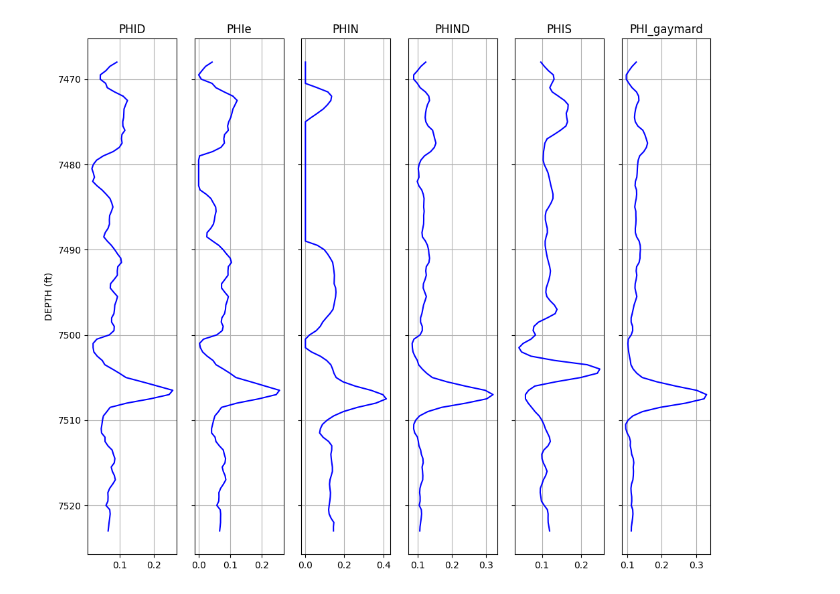
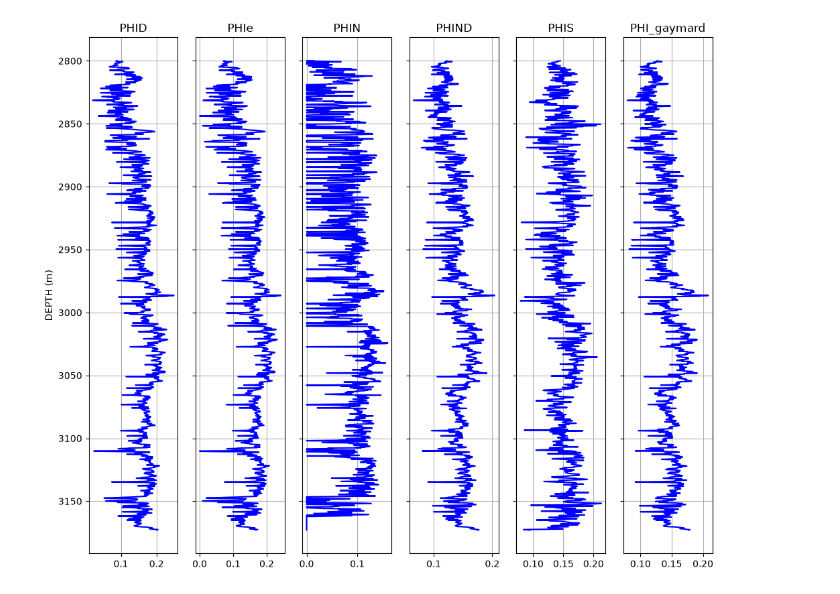
Before and after one commit to giecaruff/stoneforge, a Jupyter notebook: examples/petrophysics/1_porosity.ipynb, the cells around one changed output. Saved outputs shown, nothing was run; the diff lists cells and outputs as text; code cells hidden in the pictures.

```diff
--- a/examples/petrophysics/1_porosity.ipynb
+++ b/examples/petrophysics/1_porosity.ipynb
@@ -52,6 +52,6 @@ fastplot(data_ES1,"DEPT",curves, color, units, d_unit='ft')
 # Removing specific values
 # OBS: you can use "df.dropna(inplace=True)" to remove all np.nan values
 
-data_ES1_c = data_ES1[~data_ES1.isin([-999.0]).any(axis=1)]
-data_ES1_c
+data_MP_56D_c = data_MP_56D[~data_MP_56D.isin([-999.0]).any(axis=1)]
+data_MP_56D_c
 # %% [output]
@@ -77,6 +77,6 @@ fastplot(data_ES1_c,"DEPT",curves, color, units, d_unit='ft')
 # %%
-# Taking specific range in depth for analysis (ledge sandstone interval)
+# Taking specific range in depth for analysis (reservoir interval)
 
-LEDGE_SANDSTONE = data_ES1_c[data_ES1_c['DEPT'].between(7468, 7523)]
-fastplot(LEDGE_SANDSTONE,"DEPT",curves, color, units, d_unit='ft')
+RESERVOIR = data_MP_56D_c[data_MP_56D_c['DEPTH'].between(2800, 3200)]
+fastplot(RESERVOIR,"DEPTH",curves, color, units, d_unit='m')
 # %% [output]
@@ -84,10 +84,10 @@ fastplot(LEDGE_SANDSTONE,"DEPT",curves, color, units, d_unit='ft')
 # %%
 # VSH Calculations
 
-GR = np.array(LEDGE_SANDSTONE["GR"])
+GR = np.array(RESERVOIR["GR"])
 
-GR_min = np.percentile(GR, 10)
-GR_max = np.percentile(GR, 90)
+GR_min = 50
+GR_max = 100
 print("GR_min:",GR_min,"|GR_max:",GR_max)
 
 VSH = vshale_larionov_old(gr=GR,grmin=GR_min,grmax=GR_max)
@@ -96,15 +96,15 @@ GR_min: 21.6476 |GR_max: 49.479
 # %%
 # PHI Calculations
 
-DT = np.array(LEDGE_SANDSTONE["DT"])
+DT = np.array(RESERVOIR["DT"])
 
-NPHI = np.array(LEDGE_SANDSTONE["NPHI"])/100.
-RHOB = np.array(LEDGE_SANDSTONE["RHOB"])
+NPHI = np.array(RESERVOIR["NPHI"])
+RHOB = np.array(RESERVOIR["RHOB"])
 
 PHID = density_porosity(rhob=RHOB)
 
 PHI = {
-    "DEPTH":LEDGE_SANDSTONE["DEPT"],
+    "DEPTH":RESERVOIR["DEPTH"],
     "PHID":PHID,
     "PHIe":effective_porosity(phi=PHID, vsh=VSH),
     "PHIN":neutron_porosity(nphi=NPHI, vsh=VSH),
@@ -113,4 +113,4 @@ PHI = {
     "PHI_gaymard":gaymard_porosity(phid=PHID, phin=NPHI),
 }
 
-LEDGE_SANDSTONE_PHI = pd.DataFrame(PHI)
+RESERVOIR_PHI = pd.DataFrame(PHI)
@@ -119,10 +117,10 @@ UserWarning: phin must be a positive value (in porosity.py:105)
 # %%
 # Plotting PHI results
 
 curves = ["PHID","PHIe","PHIN","PHIND","PHIS","PHI_gaymard"]
 units = ["","","","","",""]
 color = ["b","b","b","b","b","b"]
 
-fastplot(LEDGE_SANDSTONE_PHI,"DEPTH",curves, color, units, d_unit='ft')
+fastplot(RESERVOIR_PHI,"DEPTH",curves, color, units, d_unit='m')
 # %% [output]
-[figure, old version]
+[figure, new version]
```
Also changed, not shown: parts of 8 cells of this notebook, 13 other files.
